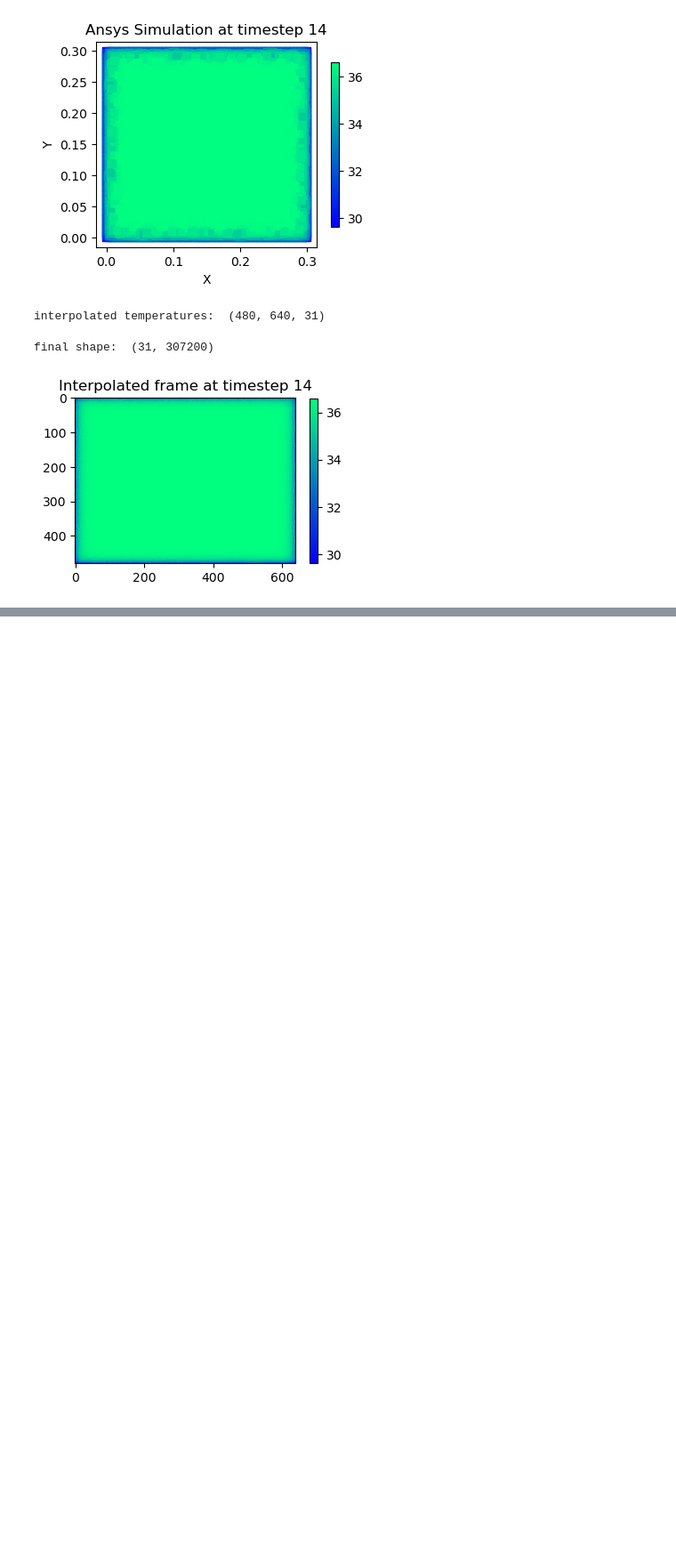
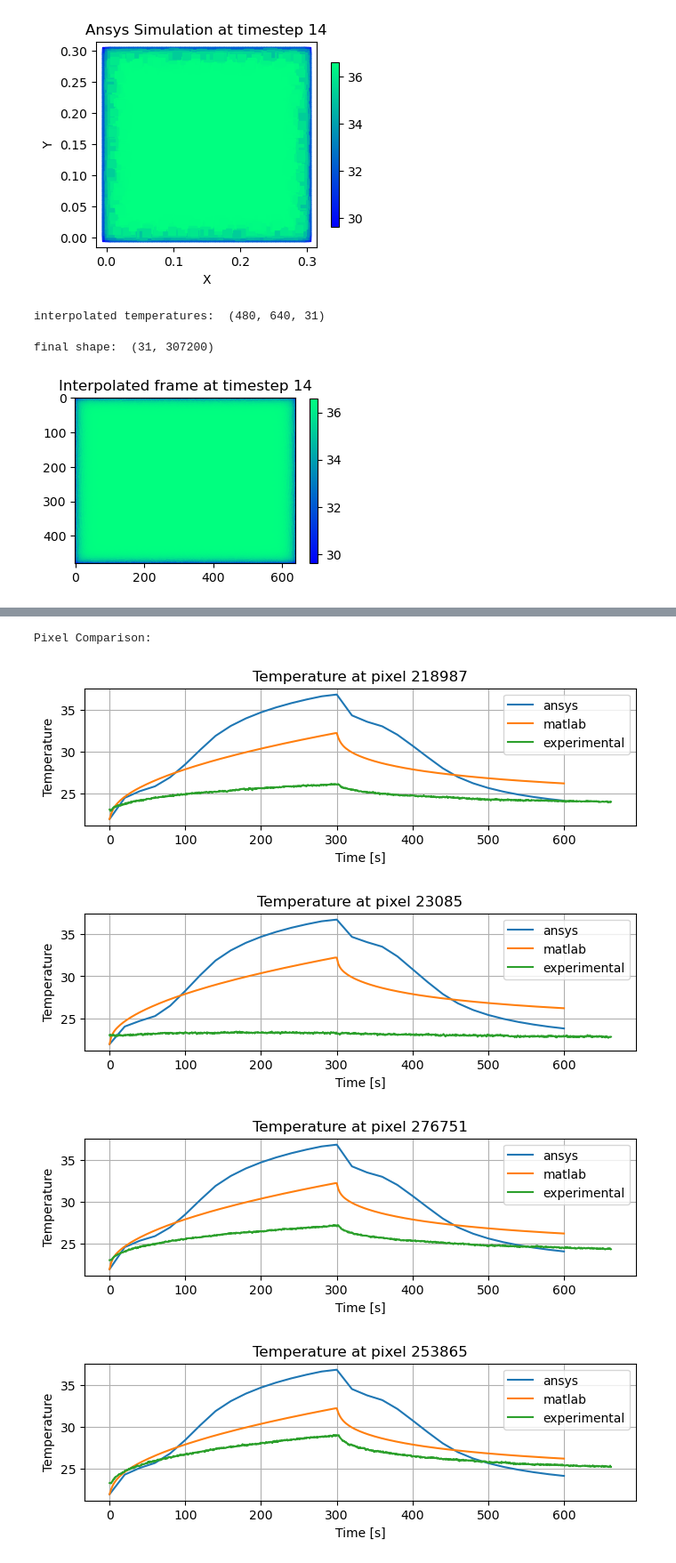
Before and after one commit to lvburik/TeamInternship, a Jupyter notebook: Preprocessing/simulation_comparison.ipynb, the cells around one changed output, grey strips where cells are left out. Shown at 89% size. Saved outputs shown, nothing was run; the diff lists cells and outputs as text; code cells hidden in the pictures; blank space fills up the shorter version.

```diff
--- a/Preprocessing/simulation_comparison.ipynb
+++ b/Preprocessing/simulation_comparison.ipynb
@@ -201,0 +232,17 @@ plt.show()
+# %%
+# plot various pixel temperatures over time
+pixels = np.random.choice(307200, 5)
+temps = [ansys_flattened_temperatures, sim_data, experimental_data]
+timesteps = [np.linspace(0, 600, ansys_flattened_temperatures.shape[0]),
+             np.linspace(0, 600, sim_data.shape[0]),
+             np.linspace(0, experimental_data.shape[0]*0.5, experimental_data.shape[0])]
+labels = ["ansys", "matlab", "experimental"]
+print("Pixel Comparison: ")
+for pixel in pixels:
+    plot_pixel_temp(pixel, temps, timesteps, labels)
+# %% [output]
+Pixel Comparison:
+[figure, added]
+[figure, added]
+[figure, added]
+[figure, added]
```
Also changed, not shown: parts of 23 cells of this notebook.
